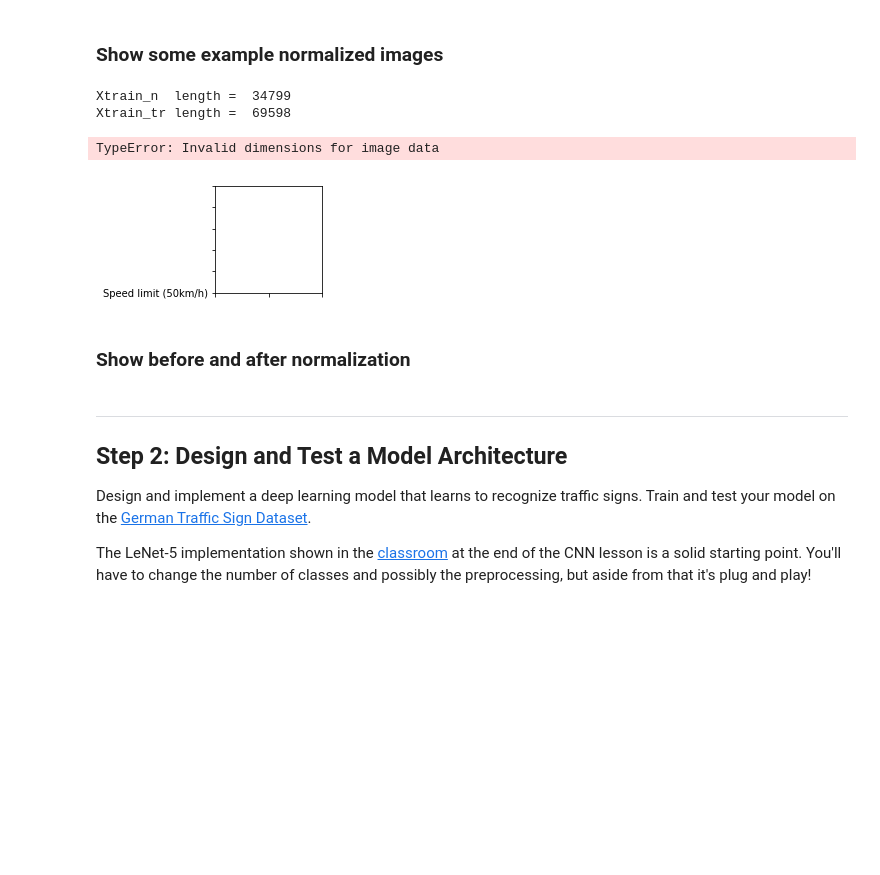
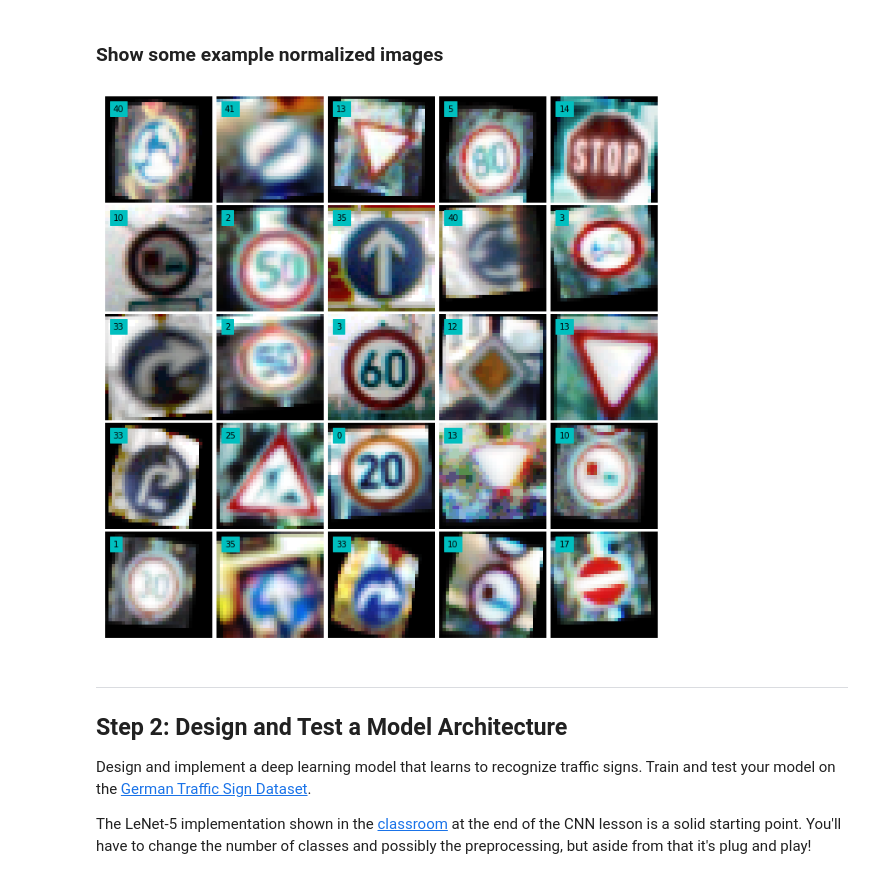
Before and after one commit to tpak/CarND-Traffic-Sign-Classifier-Project, a Jupyter notebook: Traffic_Sign_Classifier-Copy2.ipynb, the cells around one changed output. Cells and saved outputs as stored; diff of their text form; code cells hidden in the pictures; blank space fills up the shorter version.

```diff
--- a/Traffic_Sign_Classifier-Copy2.ipynb
+++ b/Traffic_Sign_Classifier-Copy2.ipynb
@@ -344,9 +342,9 @@ number of y_train_tr =  34799
 ### Normalization methods
 Some of these were tried and discarded but I left them here for personal reference to remember or in case I come back to them later
 # %%
-# simple numerical normalization method as suggested
-def normalize_data(image):
-   return (image.astype(np.float32) - 128.0) / 128.0
+# # simple numerical normalization method as suggested
+# def normalize_data(image):
+#    return (image.astype(np.float32) - 128.0) / 128.0
 # %%
 # import numpy as np
 # import cv2
@@ -429,18 +383,33 @@ KeyboardInterrupt:
+# %%
+# normalize images
+import numpy as np
+
+X_train_n = np.array([normalize_data(X_train[i]) for i in range(len(X_train))])
+y_train_n = y_train
+
+X_train_tr_n = np.array([normalize_data(X_train_tr[i]) for i in range(len(X_train_tr))])
+y_train_tr_n = y_train_tr
+
+X_valid_n = np.array([normalize_data(X_valid[i]) for i in range(len(X_valid))])
+
+X_test_n = np.array([normalize_data(X_test[i]) for i in range(len(X_test))])
+
+
+X_train_tr_n = np.concatenate((X_train_tr_n,X_train_n))
+y_train_tr_n = np.concatenate((y_train_tr_n,y_train_n))
+n_train_tr_n = len(y_train_tr_n)
+
+
+# print ("X_train_tr_n shape  :", X_train_tr_n[0].shape)
+# print ("X_train_tr_n type  :", X_train_tr_n[0].dtype)
+# print("X_train_tr_n length = ", len(X_train_tr_n))
 # %% [markdown]
 ### Show some example normalized images
 # %%
-print("Xtrain_n  length = ", len(X_train_n))
-print("Xtrain_tr length = ", len(X_train_tr))
-
 #show_random_images(X_train_n, y_train, n_train, 10)
-show_random_grid(X_train_tr, y_train_tr, len(X_train_tr))
+show_random_grid(X_train_tr_n, y_train_tr_n, len(X_train_tr_n))
 # %% [output]
-Xtrain_n  length =  34799
-Xtrain_tr length =  69598
-TypeError: Invalid dimensions for image data
-[figure, old version]
+[figure, new version]
-# %% [markdown]
-### Show before and after normalization
 # %% [markdown]
 ----
 
```
Also changed, not shown: parts of 14 cells of this notebook.
